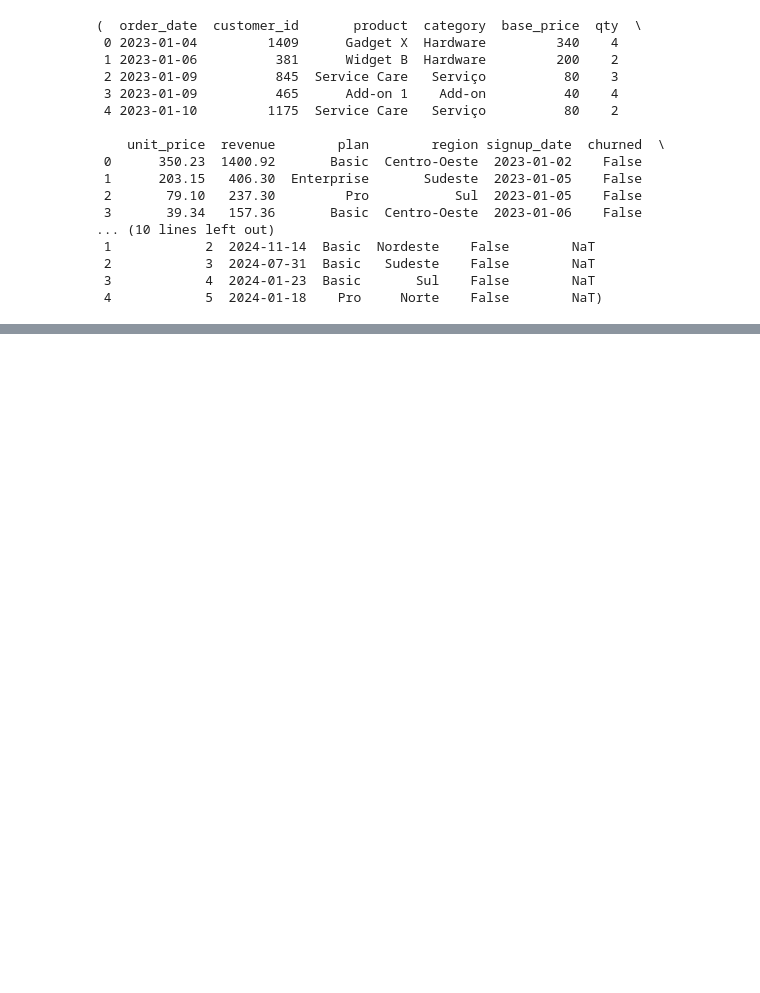
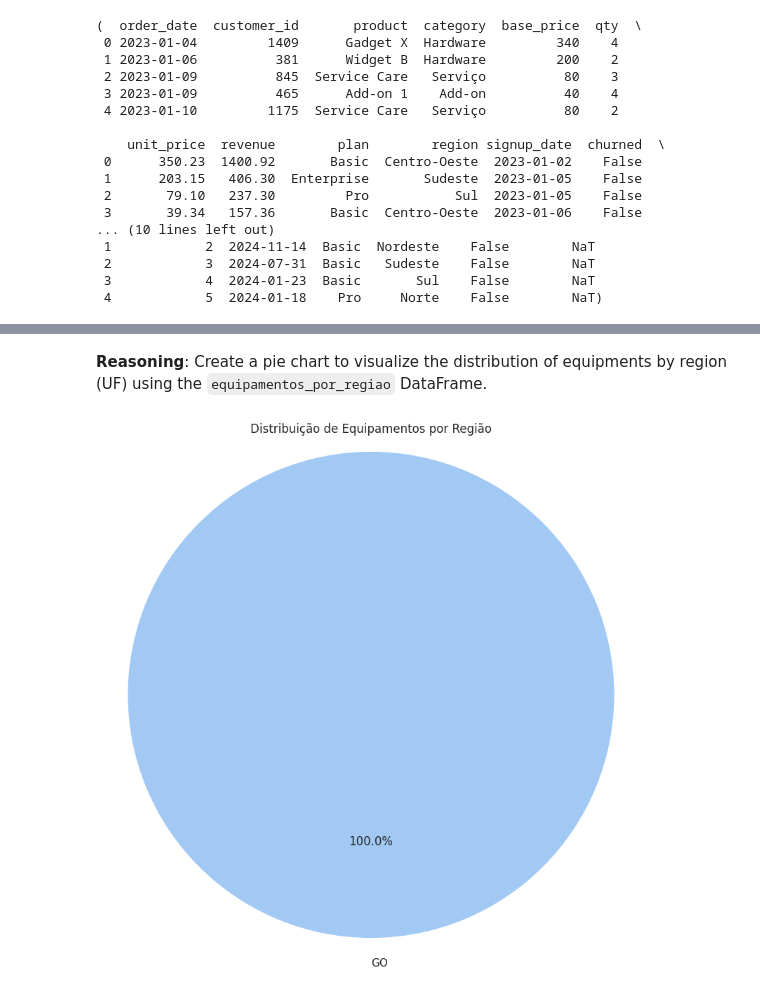
Before and after one commit to prospeccaoagenda08-hub/Projeto_Final_Analytics_abueno, a Jupyter notebook: Arquivo_Final_index.ipynb, the cells around one changed output, grey strips where cells are left out. Drawn from its saved outputs; the diff is of its cells as text; code cells hidden in the pictures; blank space fills up the shorter version.

```diff
--- a/Arquivo_Final_index.ipynb
+++ b/Arquivo_Final_index.ipynb
@@ -871,0 +1141,4 @@ plt.legend(); plt.tight_layout(); plt.show()
+# %%
+equipamentos_por_regiao = df_contratos1.groupby('UF').size().reset_index(name='Quantidade_Equipamentos')
+equipamentos_por_regiao = equipamentos_por_regiao.sort_values(by='Quantidade_Equipamentos', ascending=False)
+display(equipamentos_por_regiao.head())
@@ -871,0 +1217,11 @@ plt.legend(); plt.tight_layout(); plt.show()
+# %% [markdown]
+**Reasoning**:
+Create a pie chart to visualize the distribution of equipments by region (UF) using the `equipamentos_por_regiao` DataFrame.
+# %%
+plt.figure(figsize=(8, 8))
+plt.pie(equipamentos_por_regiao['Quantidade_Equipamentos'], labels=equipamentos_por_regiao['UF'], autopct='%1.1f%%', startangle=90, colors=sns.color_palette('pastel'))
+plt.title('Distribuição de Equipamentos por Região')
+plt.axis('equal')  # Equal aspect ratio ensures that pie is drawn as a circle.
+plt.tight_layout()
+# %% [output]
+[figure, added]
```
Also changed, not shown: parts of 70 cells of this notebook.
